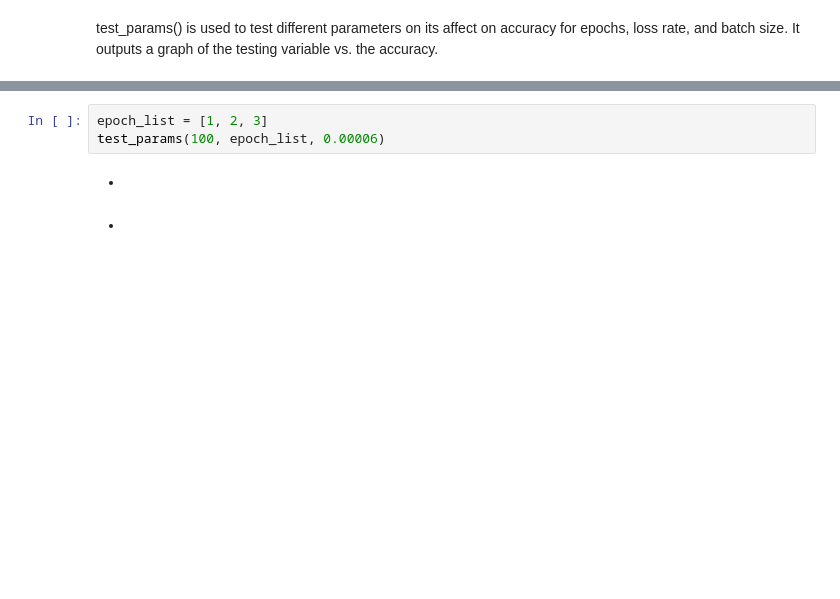
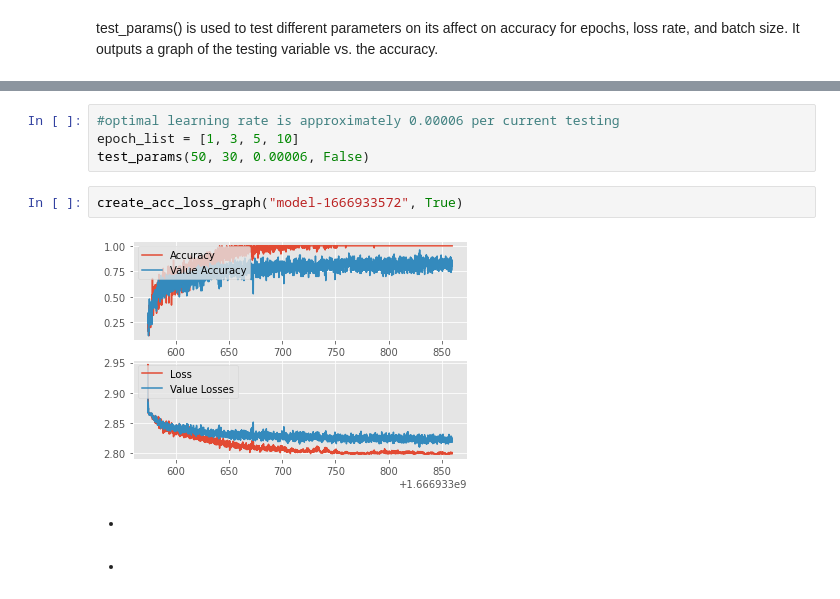
Before and after one commit to jasonli999/Alzheimer-s_CNN, a Jupyter notebook: Alzheimers_CNN.ipynb, the cells around one changed output, grey strips where cells are left out. Saved outputs shown, nothing was run; the diff lists cells and outputs as text; blank space fills up the shorter version.

```diff
--- a/Alzheimers_CNN.ipynb
+++ b/Alzheimers_CNN.ipynb
@@ -281,6 +309,11 @@ def test_params(BATCH_SIZE, EPOCHS, loss_rate):
-# %%
-epoch_list = [1, 2, 3]
-test_params(100, epoch_list, 0.00006)
+# %%
+#optimal learning rate is approximately 0.00006 per current testing
+epoch_list = [1, 3, 5, 10]
+test_params(50, 30, 0.00006, False)
+# %%
+create_acc_loss_graph("model-1666933572", True)
+# %% [output]
+[figure, added]
 # %% [markdown]
 -
 # %% [markdown]
```
Also changed, not shown: parts of 6 cells of this notebook.
